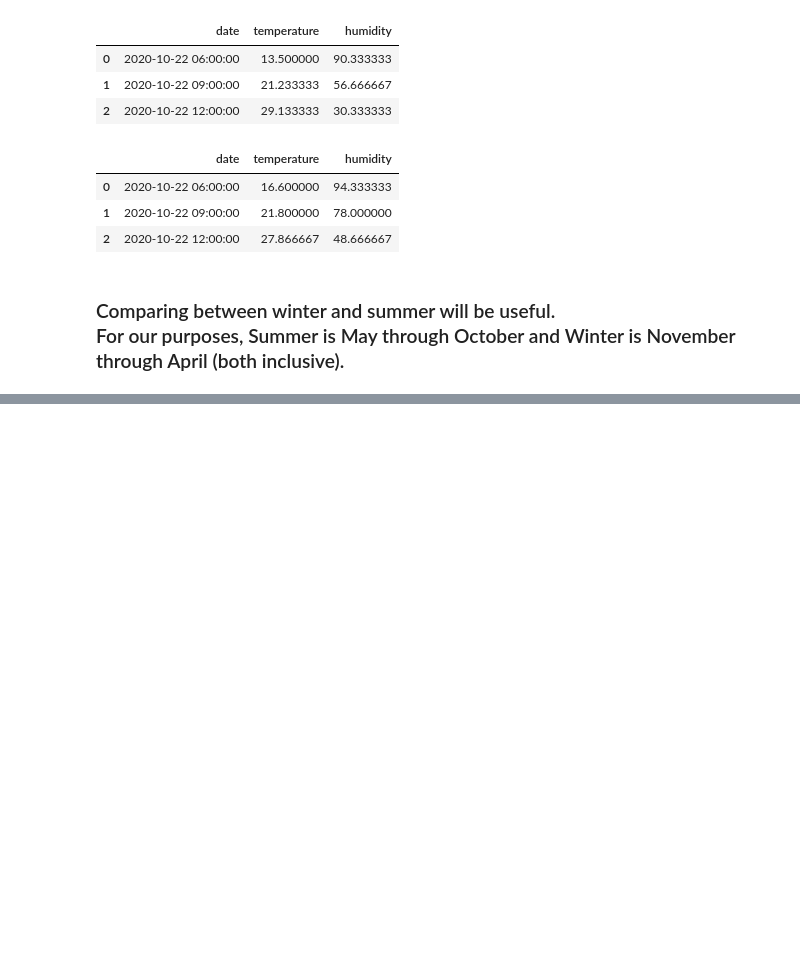
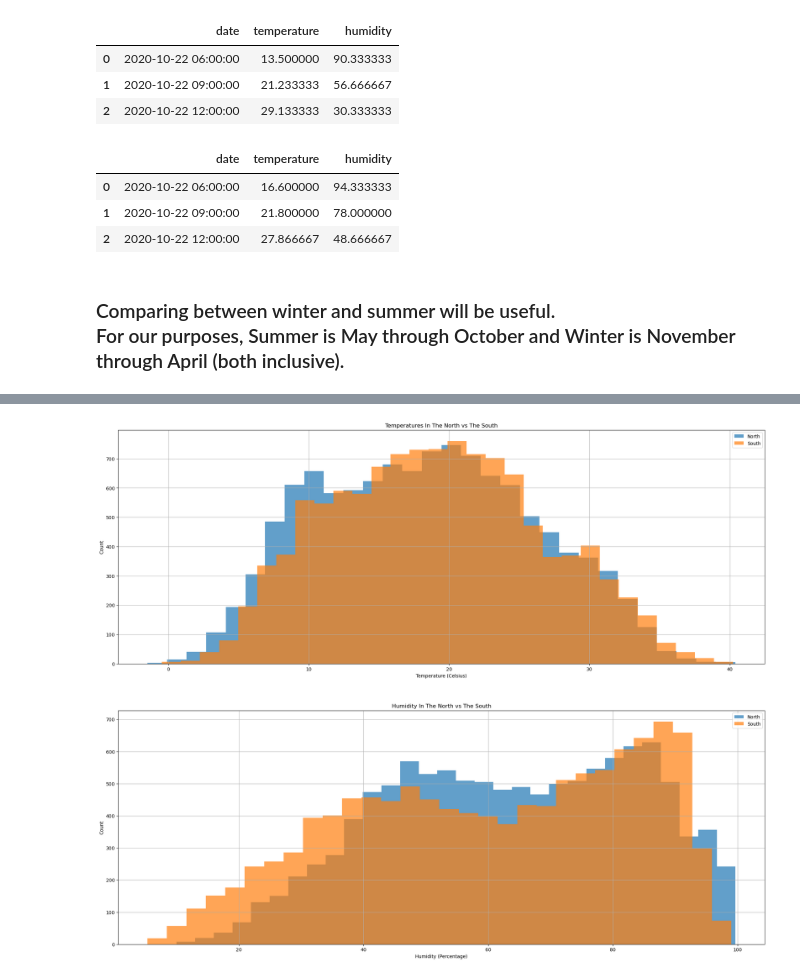
Before and after one commit to karpada2/comp_sci_stuff, a Jupyter notebook: eleventh_grade/climate_project/climate_project_rimon_gon.ipynb, the cells around one changed output, grey strips where cells are left out. Drawn from its saved outputs; the diff is of its cells as text; code cells hidden in the pictures; blank space fills up the shorter version.

```diff
--- a/eleventh_grade/climate_project/climate_project_rimon_gon.ipynb
+++ b/eleventh_grade/climate_project/climate_project_rimon_gon.ipynb
@@ -214,0 +160,43 @@ plt.show()
+# %%
+dates = np.array(north_avg["date"])
+
+north_temps = np.array(north_avg["temperature"])
+south_temps = np.array(south_avg["temperature"])
+
+north_humidities = np.array(north_avg["humidity"])
+south_humidities = np.array(south_avg["humidity"])
+
+
+
+fig, ax = plt.subplots(nrows=2, ncols=1)
+(temperature_ax, humidity_ax) = ax
+
+
+temperature_ax.hist(north_temps, color="#1f77b4", bins=30, alpha=0.7, label="North")
+
+temperature_ax.hist(south_temps, color="#ff7f0e", bins=30, alpha=0.7, label="South")
+
+
+temperature_ax.legend(loc='upper right')
+temperature_ax.grid()
+temperature_ax.set_title("Temperatures In The North vs The South")
+temperature_ax.set_xlabel("Temperature (Celsius)")
+temperature_ax.set_ylabel("Count")
+
+
+
+
+humidity_ax.hist(north_humidities, color="#1f77b4", bins=30, alpha=0.7, label="North")
+
+humidity_ax.hist(south_humidities, color="#ff7f0e", bins=30, alpha=0.7, label="South")
+
+humidity_ax.legend(loc='upper right')
+humidity_ax.grid()
+humidity_ax.set_title("Humidity In The North vs The South")
+humidity_ax.set_xlabel("Humidity (Percentage)")
+humidity_ax.set_ylabel("Count")
+
+
+plt.show()
+# %% [output]
+[figure, added]
```
Also changed, not shown: parts of 2 cells of this notebook.
